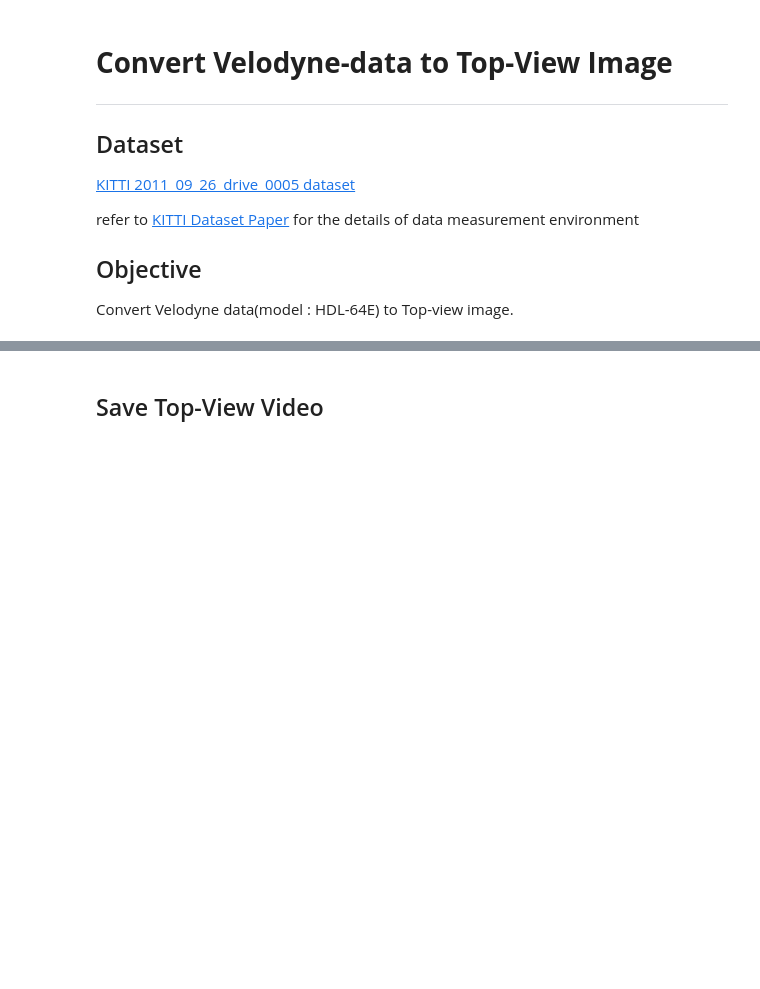
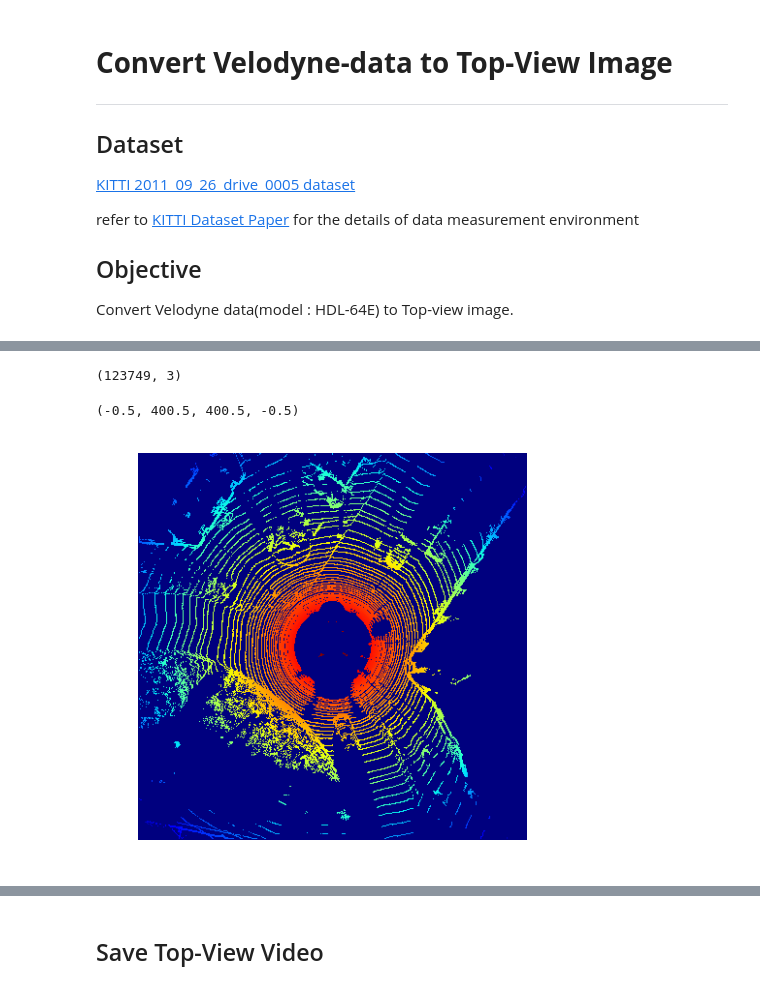
Before and after one commit to windowsub0406/KITTI_Tutorial, a Jupyter notebook: Convert_Velo_2_Topview.ipynb, the cells around one changed output, grey strips where cells are left out. Saved outputs shown, nothing was run; the diff lists cells and outputs as text; code cells hidden in the pictures; blank space fills up the shorter version.

```diff
--- a/Convert_Velo_2_Topview.ipynb
+++ b/Convert_Velo_2_Topview.ipynb
@@ -89,3 +13,28 @@ plt.axis('off')
+# %%
+import numpy as np
+import matplotlib.pyplot as plt
+from kitti_foundation import Kitti, Kitti_util
+%matplotlib inline
+
+velo_path = './velodyne_points/data'
+
+velo = Kitti_util(velo_path, frame=89)
+frame = velo.velo_file
+
+print(frame.shape)
+# %% [output]
+(123749, 3)
+# %%
+x_range, y_range, z_range, scale = (-20, 20), (-20, 20), (-2, 2), 10
+topview_img = velo.velo_2_topview_frame(x_range, y_range, z_range, scale)
+
+# Plot result
+plt.subplots(1,1, figsize = (5,5))
+plt.imshow(topview_img)
+plt.axis('off')
+# %% [output]
+(-0.5, 400.5, 400.5, -0.5)
+[figure, added]
 # %%
 """ different range's result """
 
```
Also changed, not shown: parts of 5 cells of this notebook, 4 other files.
